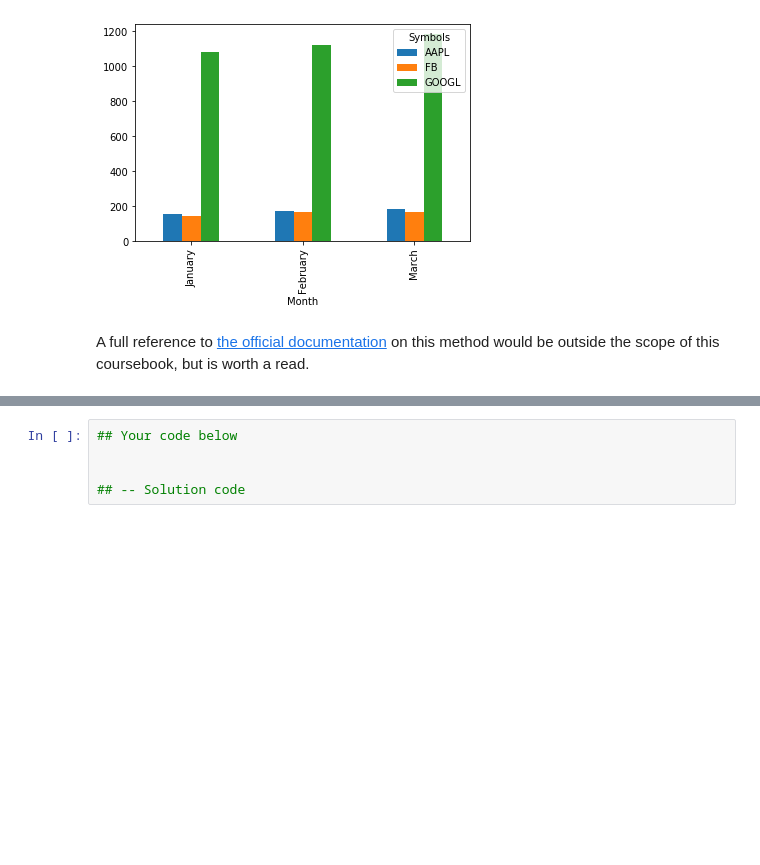
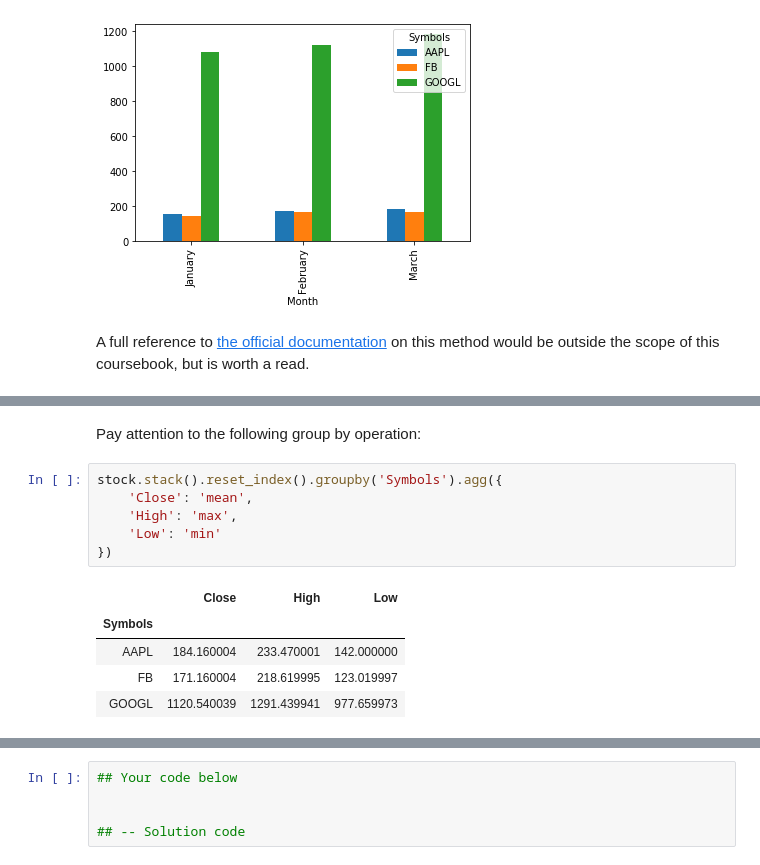
Before and after one commit to onlyphantom/dataanalysis, a Jupyter notebook: 3_Reshaping_Visual.ipynb, the cells around one changed output, grey strips where cells are left out. Saved outputs shown, nothing was run; the diff lists cells and outputs as text; blank space fills up the shorter version.

```diff
--- a/3_Reshaping_Visual.ipynb
+++ b/3_Reshaping_Visual.ipynb
@@ -444,0 +510,14 @@ A full reference to [the official documentation](https://pandas.pydata.org/panda
+# %% [markdown]
+Pay attention to the following group by operation:
+# %%
+stock.stack().reset_index().groupby('Symbols').agg({
+    'Close': 'mean',
+    'High': 'max',
+    'Low': 'min'
+})
+# %% [output]
+|  | Close | High | Low |
+| Symbols |  |  |  |
+| AAPL | 184.160004 | 233.470001 | 142.000000 |
+| FB | 171.160004 | 218.619995 | 123.019997 |
+| GOOGL | 1120.540039 | 1291.439941 | 977.659973 |
```
Also changed, not shown: parts of 16 cells of this notebook.
